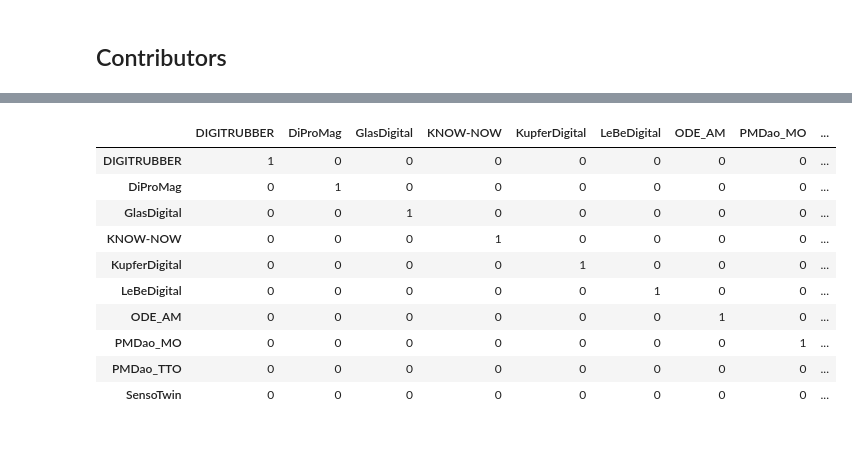
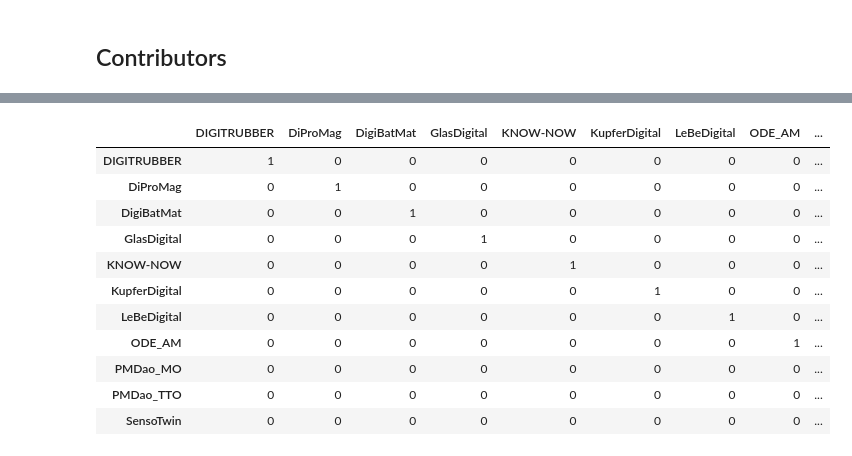
Before and after one commit to materialdigital/materialdigital1_ontology_collection, a Jupyter notebook: eval.ipynb, the cells around one changed output, grey strips where cells are left out. Saved outputs shown, nothing was run; the diff lists cells and outputs as text; code cells hidden in the pictures.

```diff
--- a/eval.ipynb
+++ b/eval.ipynb
@@ -3,7 +3,7 @@ import json
 import pandas as pd
 
 projects = [
-    #'DigiBatMat',
+    'DigiBatMat',
     'DIGITRUBBER',
     'DiProMag',
     #'DiStAl',
@@ -275,0 +317,12 @@ IntProgress(value=0, max=114)
+# %%
+aodict = dict()
+for tkey, tval in pd.read_excel('requests.xlsx', index_col=0).T.to_dict().items():
+    if pd.isna(tval['countas_ao']):
+        continue
+    if tval['countas_ao'] not in aodict:
+        aodict[tval['countas_ao']] = {'uris': [tkey]}
+    else:
+        aodict[tval['countas_ao']]['uris'].append(tkey)
+aodict = {k: {'uris': ', '.join(v['uris'])} for k, v in aodict.items()}
+pd.set_option('display.max_colwidth', None)
+pd.DataFrame(aodict).T
@@ -276,9 +345,15 @@ IntProgress(value=0, max=114)
 # %%
-tloaodict = pd.read_excel('requests.xlsx', index_col=0).T.to_dict()
-for tkey in tloaodict.keys():
-    tloaodict.update({tkey: {key: value for key, value in tloaodict[tkey].items() if not pd.isna(value)}})
+pd.reset_option('display.max_colwidth')
+tlodict = dict()
+for tkey, tval in pd.read_excel('requests.xlsx', index_col=0).T.to_dict().items():
+    if pd.isna(tval['countas_tlo']):
+        continue
+    if tval['countas_tlo'] not in tlodict:
+        tlodict[tval['countas_tlo']] = {'uris': [tkey]}
+    else:
+        tlodict[tval['countas_tlo']]['uris'].append(tkey)
 
-dftlo = pd.DataFrame({proj: {tloaodict[x]['countas_tlo']: int(x in data[proj]['namespaces']['items']) for x in tloaodict.keys() if 'countas_tlo' in tloaodict[x]} for proj in data.keys()})
+dftlo = pd.DataFrame({proj: {key: max([int(x in data[proj]['namespaces']['items']) for x in tlodict[key]['uris']]) for key in tlodict.keys()} for proj in data.keys()})
 dftlo.insert(loc=len(dftlo.columns), column='Sum', value=dftlo.sum(axis=1))
 dftlo['name'] = dftlo.index
 dftlo.sort_values(by=['Sum', 'name'], ascending=[False, True], inplace=True)
@@ -304,18 +382,28 @@ dftlo
 # %%
-dfao = pd.DataFrame({proj: {tloaodict[x]['countas_ao']: int(x in data[proj]['namespaces']['items']) for x in tloaodict.keys() if 'countas_ao' in tloaodict[x]} for proj in data.keys()})
+aodict = dict()
+for tkey, tval in pd.read_excel('requests.xlsx', index_col=0).T.to_dict().items():
+    if pd.isna(tval['countas_ao']):
+        continue
+    if tval['countas_tlo'] not in aodict:
+        aodict[tval['countas_ao']] = {'uris': [tkey]}
+    else:
+        aodict[tval['countas_ao']]['uris'].append(tkey)
+
+dfao = pd.DataFrame({proj: {key: max([int(x in data[proj]['namespaces']['items']) for x in aodict[key]['uris']]) for key in aodict.keys()} for proj in data.keys()})
 dfao.insert(loc=len(dfao.columns), column='Sum', value=dfao.sum(axis=1))
-#dfao.sort_values(by='Sum', ascending=False, inplace=True)
-dfao.sort_index(ascending=True, inplace=True)
-dfao
+dfao['name'] = dfao.index
+dfao.sort_values(by=['Sum', 'name'], ascending=[False, True], inplace=True)
+dfao[list(dfao.index) + ['Sum']]
 # %% [output]
-|  | DIGITRUBBER | DiProMag | GlasDigital | KNOW-NOW | KupferDigital | LeBeDigital | ODE_AM | PMDao_MO | ... |
+|  | DIGITRUBBER | DiProMag | DigiBatMat | GlasDigital | KNOW-NOW | KupferDigital | LeBeDigital | ODE_AM | ... |
 | DIGITRUBBER | 1 | 0 | 0 | 0 | 0 | 0 | 0 | 0 | ... |
 | DiProMag | 0 | 1 | 0 | 0 | 0 | 0 | 0 | 0 | ... |
-| GlasDigital | 0 | 0 | 1 | 0 | 0 | 0 | 0 | 0 | ... |
-| KNOW-NOW | 0 | 0 | 0 | 1 | 0 | 0 | 0 | 0 | ... |
-| KupferDigital | 0 | 0 | 0 | 0 | 1 | 0 | 0 | 0 | ... |
-| LeBeDigital | 0 | 0 | 0 | 0 | 0 | 1 | 0 | 0 | ... |
-| ODE_AM | 0 | 0 | 0 | 0 | 0 | 0 | 1 | 0 | ... |
-| PMDao_MO | 0 | 0 | 0 | 0 | 0 | 0 | 0 | 1 | ... |
+| DigiBatMat | 0 | 0 | 1 | 0 | 0 | 0 | 0 | 0 | ... |
+| GlasDigital | 0 | 0 | 0 | 1 | 0 | 0 | 0 | 0 | ... |
+| KNOW-NOW | 0 | 0 | 0 | 0 | 1 | 0 | 0 | 0 | ... |
+| KupferDigital | 0 | 0 | 0 | 0 | 0 | 1 | 0 | 0 | ... |
+| LeBeDigital | 0 | 0 | 0 | 0 | 0 | 0 | 1 | 0 | ... |
+| ODE_AM | 0 | 0 | 0 | 0 | 0 | 0 | 0 | 1 | ... |
+| PMDao_MO | 0 | 0 | 0 | 0 | 0 | 0 | 0 | 0 | ... |
 | PMDao_TTO | 0 | 0 | 0 | 0 | 0 | 0 | 0 | 0 | ... |
 | SensoTwin | 0 | 0 | 0 | 0 | 0 | 0 | 0 | 0 | ... |
```
Also changed, not shown: parts of 16 cells of this notebook, 17 other files.
